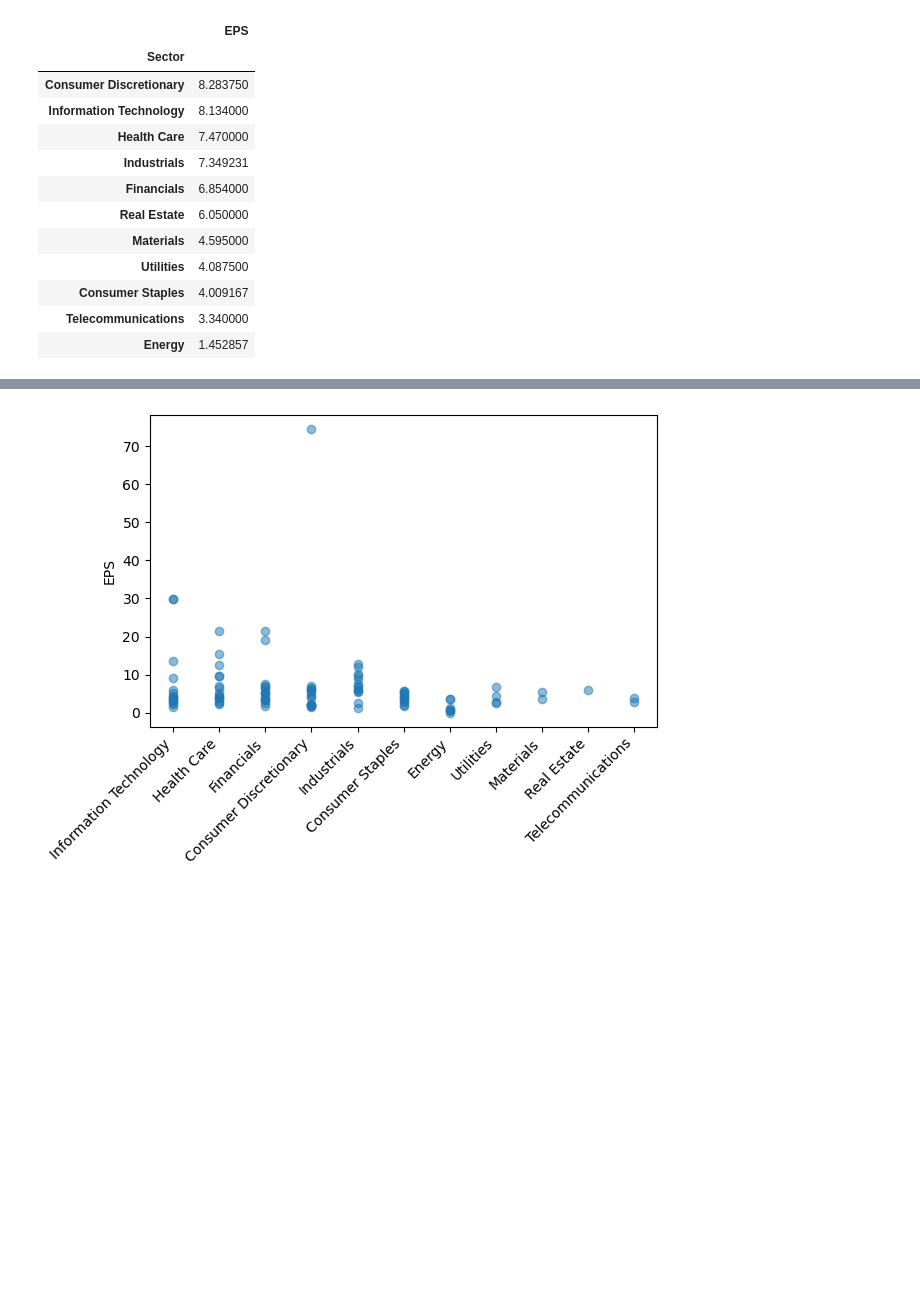
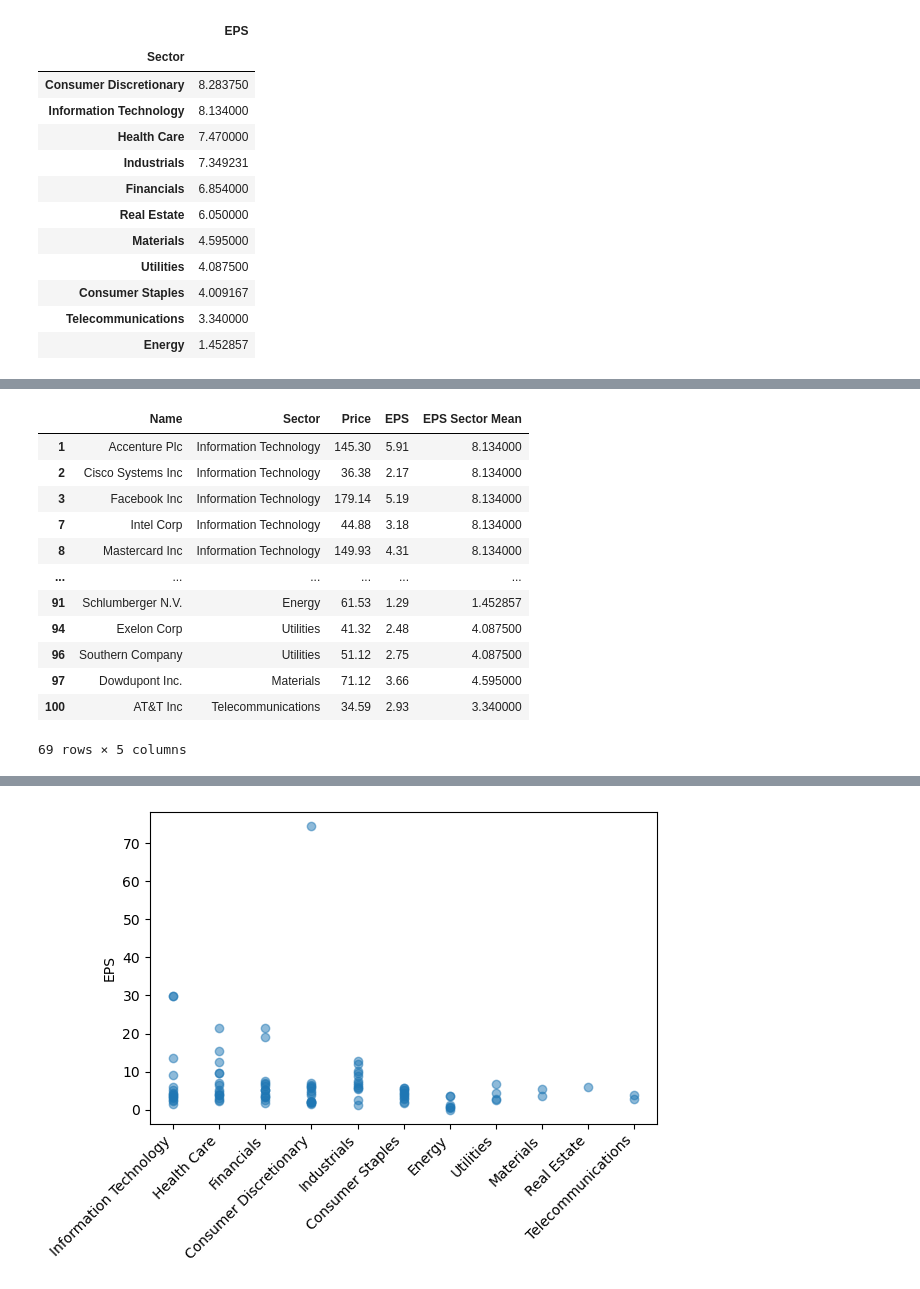
Before and after one commit to mezamateoj/Financial-Analysis, a Jupyter notebook: Case Studies/main.ipynb, the cells around one changed output, grey strips where cells are left out. Cells and saved outputs as stored; diff of their text form; code cells hidden in the pictures; blank space fills up the shorter version.

```diff
--- a/Case Studies/main.ipynb
+++ b/Case Studies/main.ipynb
@@ -86,0 +105,18 @@ df.groupby('Sector')['EPS'].mean().to_frame().sort_values(by='EPS',ascending=Fal
+# %%
+# getting the companies that got an eps below their industry avgS
+df_eps = df.merge(eps_sectors, on='Sector', suffixes=('', ' Sector Mean'))
+df_eps[df_eps['EPS'] < df_eps['EPS Sector Mean']]
+# %% [output]
+|  | Name | Sector | Price | EPS | EPS Sector Mean |
+| 1 | Accenture Plc | Information Technology | 145.30 | 5.91 | 8.134000 |
+| 2 | Cisco Systems Inc | Information Technology | 36.38 | 2.17 | 8.134000 |
+| 3 | Facebook Inc | Information Technology | 179.14 | 5.19 | 8.134000 |
+| 7 | Intel Corp | Information Technology | 44.88 | 3.18 | 8.134000 |
+| 8 | Mastercard Inc | Information Technology | 149.93 | 4.31 | 8.134000 |
+| ... | ... | ... | ... | ... | ... |
+| 91 | Schlumberger N.V. | Energy | 61.53 | 1.29 | 1.452857 |
+| 94 | Exelon Corp | Utilities | 41.32 | 2.48 | 4.087500 |
+| 96 | Southern Company | Utilities | 51.12 | 2.75 | 4.087500 |
+| 97 | Dowdupont Inc. | Materials | 71.12 | 3.66 | 4.595000 |
+| 100 | AT&T Inc | Telecommunications | 34.59 | 2.93 | 3.340000 |
+69 rows × 5 columns
```
Also changed, not shown: parts of 13 cells of this notebook.
